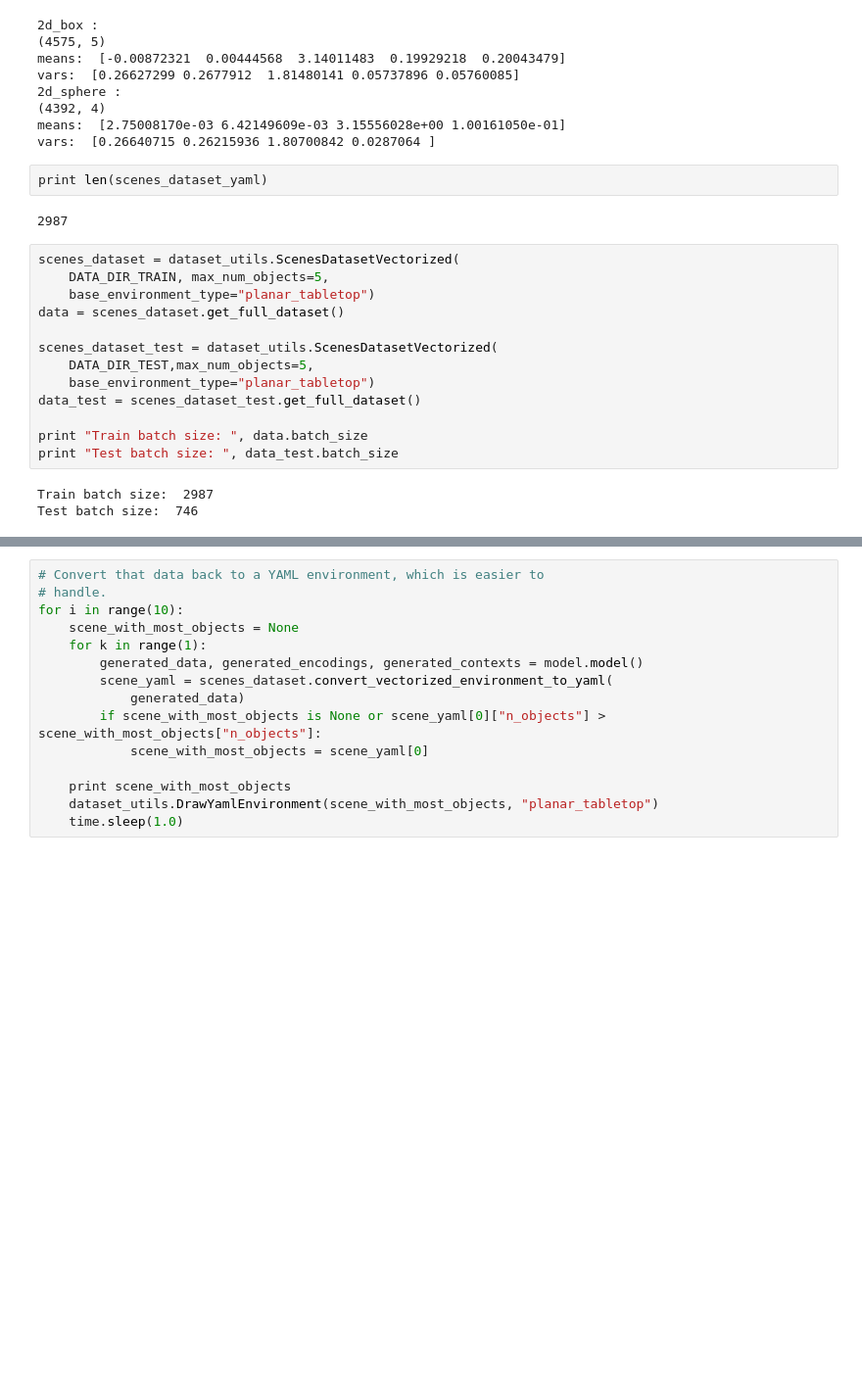
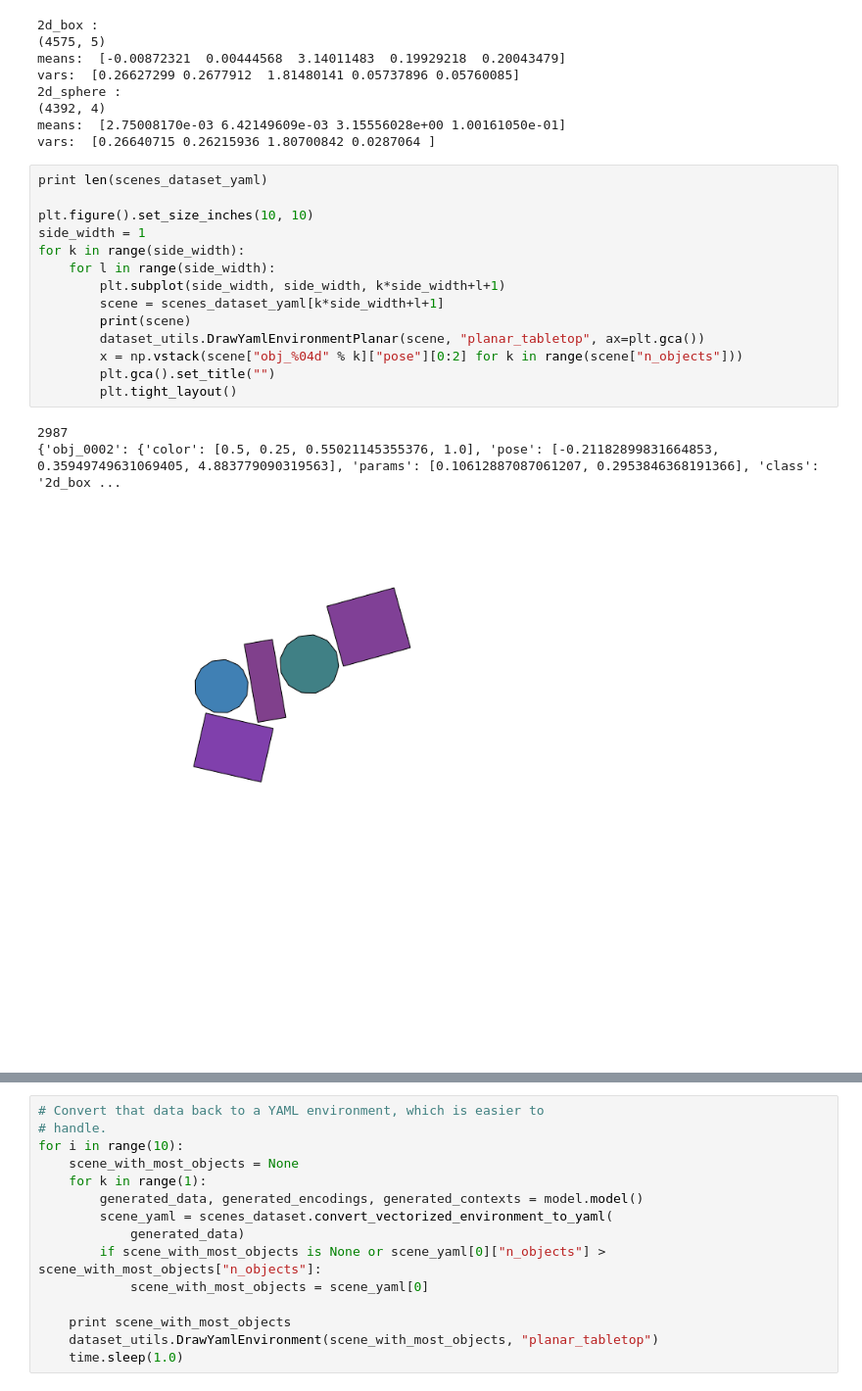
Before and after one commit to gizatt/scene_generation, a Jupyter notebook: notebooks/planar_tabletop/20190314_MBT_Context_Model_Lines.ipynb, the cells around one changed output, grey strips where cells are left out. Shown at 98% size. Cells and saved outputs as stored; diff of their text form; blank space fills up the shorter version.

```diff
--- a/notebooks/planar_tabletop/20190314_MBT_Context_Model_Lines.ipynb
+++ b/notebooks/planar_tabletop/20190314_MBT_Context_Model_Lines.ipynb
@@ -53,23 +50,21 @@ vars:  [0.26627299 0.2677912  1.81480141 0.05737896 0.05760085]
 (4392, 4)
 means:  [2.75008170e-03 6.42149609e-03 3.15556028e+00 1.00161050e-01]
 vars:  [0.26640715 0.26215936 1.80700842 0.0287064 ]
-# %%
-print len(scenes_dataset_yaml)
-# %% [output]
-2987
-# %%
-scenes_dataset = dataset_utils.ScenesDatasetVectorized(
-    DATA_DIR_TRAIN, max_num_objects=5,
-    base_environment_type="planar_tabletop")
-data = scenes_dataset.get_full_dataset()
-
-scenes_dataset_test = dataset_utils.ScenesDatasetVectorized(
-    DATA_DIR_TEST,max_num_objects=5,
-    base_environment_type="planar_tabletop")
-data_test = scenes_dataset_test.get_full_dataset()
-
-print "Train batch size: ", data.batch_size
-print "Test batch size: ", data_test.batch_size
-# %% [output]
-Train batch size:  2987
-Test batch size:  746
+# %%
+print len(scenes_dataset_yaml)
+
+plt.figure().set_size_inches(10, 10)
+side_width = 1
+for k in range(side_width):
+    for l in range(side_width):
+        plt.subplot(side_width, side_width, k*side_width+l+1)
+        scene = scenes_dataset_yaml[k*side_width+l+1]
+        print(scene)
+        dataset_utils.DrawYamlEnvironmentPlanar(scene, "planar_tabletop", ax=plt.gca())
+        x = np.vstack(scene["obj_%04d" % k]["pose"][0:2] for k in range(scene["n_objects"]))
+        plt.gca().set_title("")
+        plt.tight_layout()
+# %% [output]
+2987
+{'obj_0002': {'color': [0.5, 0.25, 0.55021145355376, 1.0], 'pose': [-0.21182899831664853, 0.35949749631069405, 4.883779090319563], 'params': [0.10612887087061207, 0.2953846368191366], 'class': '2d_box ...
+[figure, added]
```
Also changed, not shown: parts of 12 cells of this notebook, 1 other file.
